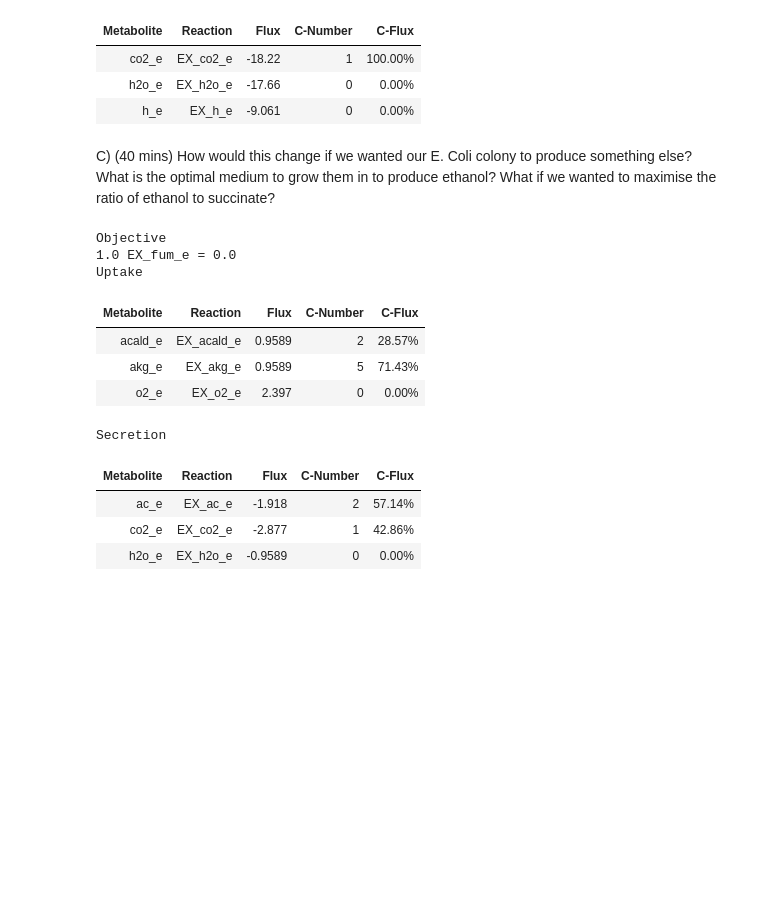
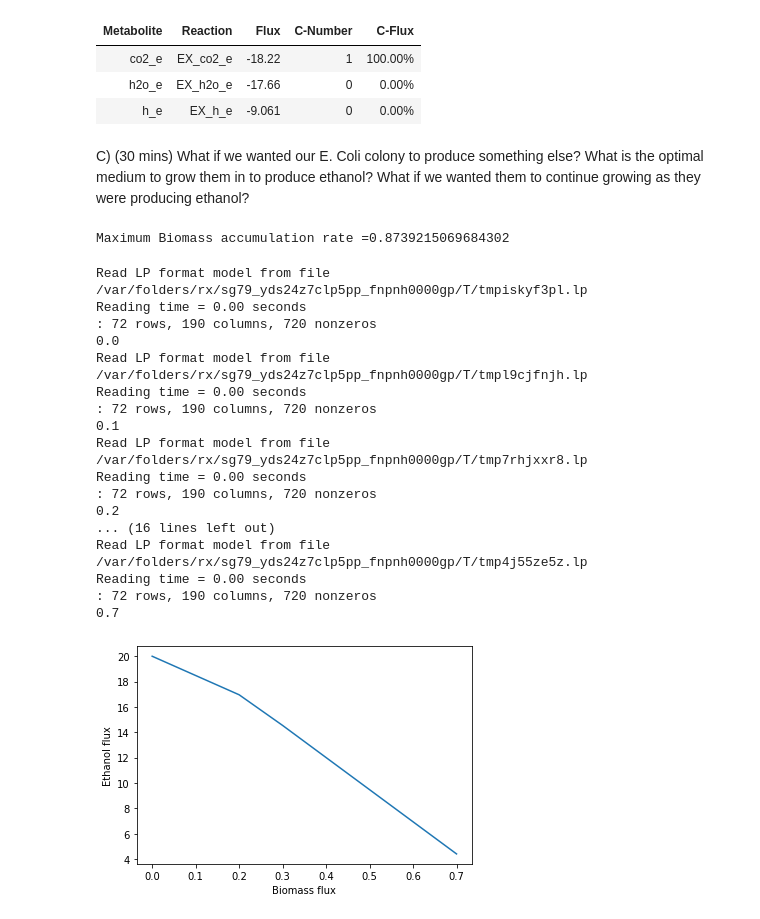
Before and after one commit to sshameer/Intro2FBA_OxfordDTC, a Jupyter notebook: Worksheet.ipynb, the cells around one changed output. Saved outputs shown, nothing was run; the diff lists cells and outputs as text; code cells hidden in the pictures; blank space fills up the shorter version.

```diff
--- a/Worksheet.ipynb
+++ b/Worksheet.ipynb
@@ -435,22 +438,55 @@ Secretion
 | h2o_e | EX_h2o_e | -17.66 | 0 | 0.00% |
 | h_e | EX_h_e | -9.061 | 0 | 0.00% |
 # %% [markdown]
-C) (40 mins) How would this change if we wanted our E. Coli colony to produce something else? What is the optimal medium to grow them in to produce ethanol? What if we wanted to maximise the ratio of ethanol to succinate?
+C) (30 mins) What if we wanted our E. Coli colony to produce something else? What is the optimal medium to grow them in to produce ethanol? What if we wanted them to continue growing as they were producing ethanol?
+# %%
+Model.objective = 'BIOMASS_Ecoli_core_w_GAM'
+Model.objective.direction = 'max'
+
+from cobra.flux_analysis import pfba
+sol = pfba(Model)
+
+OptBiomassFlux = sol.fluxes["BIOMASS_Ecoli_core_w_GAM"]
+print("Maximum Biomass accumulation rate =" +str(OptBiomassFlux))
+# %% [output]
+Maximum Biomass accumulation rate =0.8739215069684302
 # %%
-Model.objective = 'EX_fum_e'
-Model.objective_direction='max'
-sol_etoh = pfba(Model)
-Model.summary()
+xlist = list()
+ylist = list()
+for i in range(0,int(OptBiomassFlux*10)):
+    i = i/10
+    Model3 = Model.copy()
+    Model3.reactions.BIOMASS_Ecoli_core_w_GAM.lower_bound = i
+    Model3.reactions.BIOMASS_Ecoli_core_w_GAM.upper_bound = i
+    print(i)
+    Model3.objective = "EX_etoh_e"
+    Model3.objective.direction = 'max'
+    sol3 = pfba(Model3)
+    xlist.append(i)
+    ylist.append(sol3.fluxes["EX_etoh_e"])
 # %% [output]
-Objective
-1.0 EX_fum_e = 0.0
-Uptake
+Read LP format model from file /var/folders/rx/sg79_yds24z7clp5pp_fnpnh0000gp/T/tmpiskyf3pl.lp
+Reading time = 0.00 seconds
+: 72 rows, 190 columns, 720 nonzeros
+0.0
+Read LP format model from file /var/folders/rx/sg79_yds24z7clp5pp_fnpnh0000gp/T/tmpl9cjfnjh.lp
+Reading time = 0.00 seconds
+: 72 rows, 190 columns, 720 nonzeros
+0.1
+Read LP format model from file /var/folders/rx/sg79_yds24z7clp5pp_fnpnh0000gp/T/tmp7rhjxxr8.lp
+Reading time = 0.00 seconds
+: 72 rows, 190 columns, 720 nonzeros
+0.2
+... (16 lines left out)
+Read LP format model from file /var/folders/rx/sg79_yds24z7clp5pp_fnpnh0000gp/T/tmp4j55ze5z.lp
+Reading time = 0.00 seconds
+: 72 rows, 190 columns, 720 nonzeros
+0.7
-| Metabolite | Reaction | Flux | C-Number | C-Flux |
-| acald_e | EX_acald_e | 0.9589 | 2 | 28.57% |
-| akg_e | EX_akg_e | 0.9589 | 5 | 71.43% |
-| o2_e | EX_o2_e | 2.397 | 0 | 0.00% |
-Secretion
-| Metabolite | Reaction | Flux | C-Number | C-Flux |
-| ac_e | EX_ac_e | -1.918 | 2 | 57.14% |
-| co2_e | EX_co2_e | -2.877 | 1 | 42.86% |
-| h2o_e | EX_h2o_e | -0.9589 | 0 | 0.00% |
+# %%
+import matplotlib.pyplot as plt
+plt.plot(xlist,ylist)
+plt.xlabel("Biomass flux")
+plt.ylabel("Ethanol flux")
+plt.show()
+# %% [output]
+[figure, added]
```
Also changed, not shown: parts of 1 cell of this notebook.
